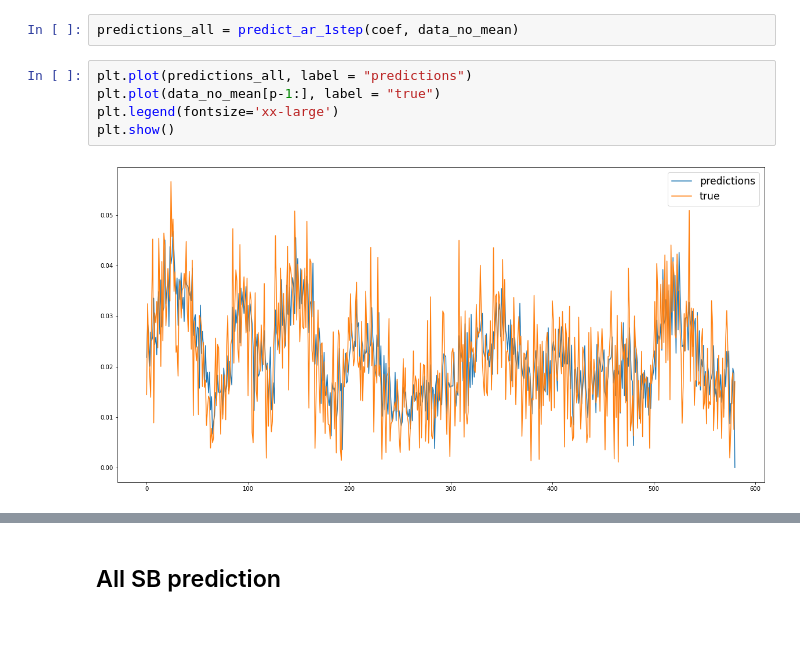
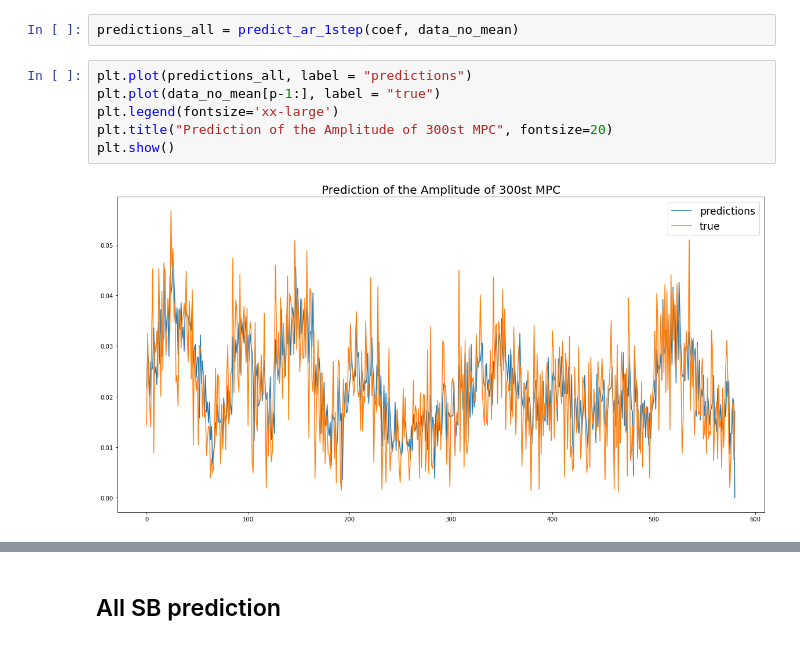
Before and after one commit to alejo-perez-upc-77/CrossBand_ChannelPrediction_MasterThesis, a Jupyter notebook: AR Modeling/Approach_1_SB/AR_SB1.ipynb, the cells around one changed output, grey strips where cells are left out. Cells and saved outputs as stored; diff of their text form.

```diff
--- a/AR Modeling/Approach_1_SB/AR_SB1.ipynb
+++ b/AR Modeling/Approach_1_SB/AR_SB1.ipynb
@@ -224,7 +304,8 @@ predictions_all = predict_ar_1step(coef, data_no_mean)
 # %%
 plt.plot(predictions_all, label = "predictions")
 plt.plot(data_no_mean[p-1:], label = "true")
 plt.legend(fontsize='xx-large')
+plt.title("Prediction of the Amplitude of 300st MPC", fontsize=20)
 plt.show()
 # %% [output]
-[figure, old version]
+[figure, new version]
```
Also changed, not shown: parts of 80 cells of this notebook, 10 other files.
